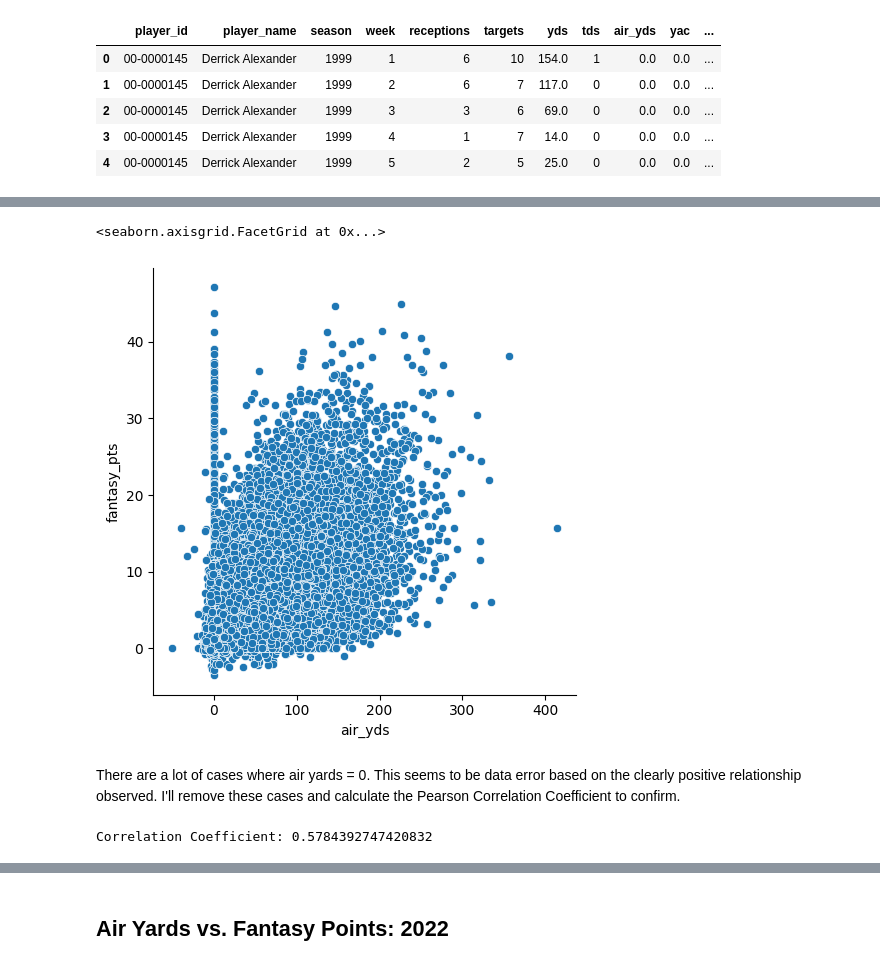
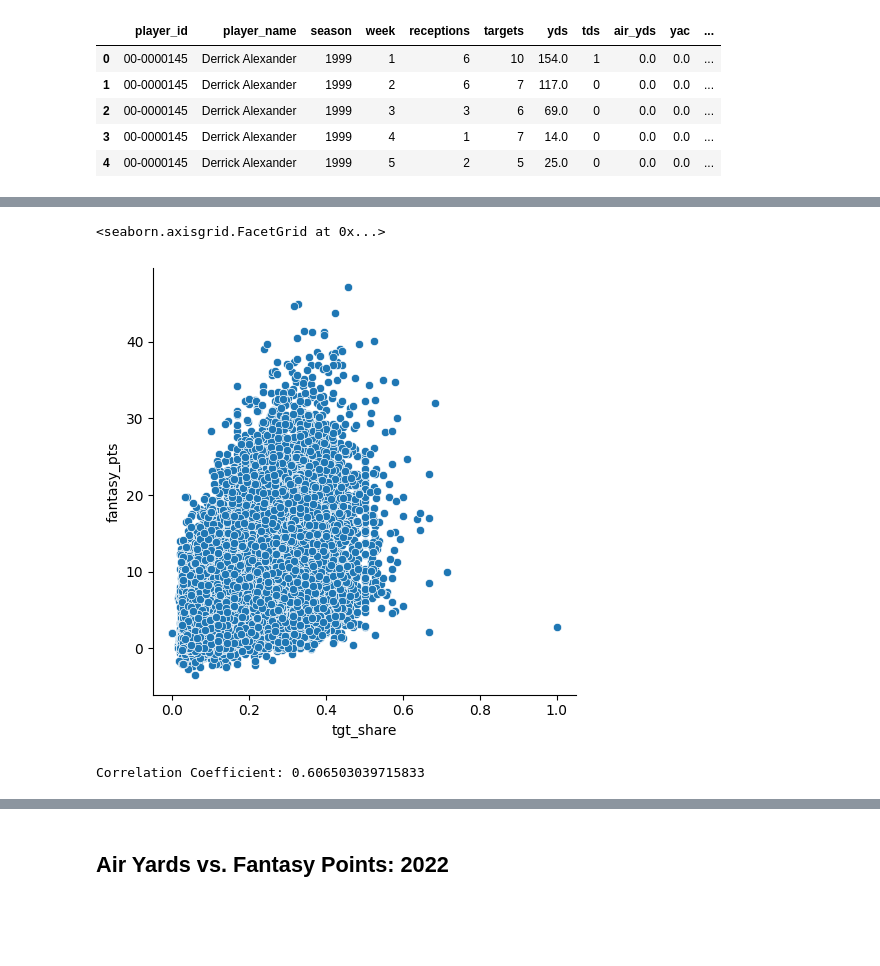
Before and after one commit to gfidanli/fantasy_football_analysis, a Jupyter notebook: daily_analysis/day8.ipynb, the cells around one changed output, grey strips where cells are left out. Saved outputs shown, nothing was run; the diff lists cells and outputs as text; code cells hidden in the pictures; blank space fills up the shorter version.

```diff
--- a/daily_analysis/day8.ipynb
+++ b/daily_analysis/day8.ipynb
@@ -64,11 +72,9 @@ sns.displot(
 # %%
 sns.relplot(
-    x="air_yds",
+    x="tgt_share",
     y="fantasy_pts",
     data=df_all
 )
 # %% [output]
 <seaborn.axisgrid.FacetGrid at 0x...>
-[figure, old version]
+[figure, new version]
-# %% [markdown]
-There are a lot of cases where air yards = 0. This seems to be data error based on the clearly positive relationship observed. I'll remove these cases and calculate the Pearson Correlation Coefficient to confirm.
@@ -78,6 +81,6 @@ df_clean = df_all[df_all['air_yds'] != 0]
 # %%
-print(f"Correlation Coefficient: {df_clean['air_yds'].corr(df_clean['fantasy_pts'])}")
+print(f"Correlation Coefficient: {df_all['tgt_share'].corr(df_all['fantasy_pts'])}")
 # %% [output]
-Correlation Coefficient: 0.5784392747420832
+Correlation Coefficient: 0.606503039715833
 # %%
 # Check average
```
Also changed, not shown: parts of 11 cells of this notebook.
